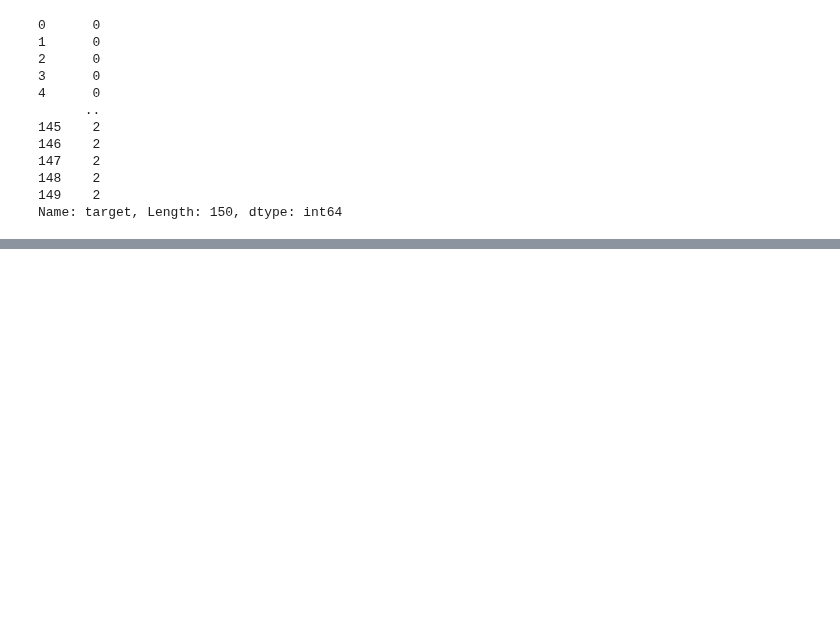
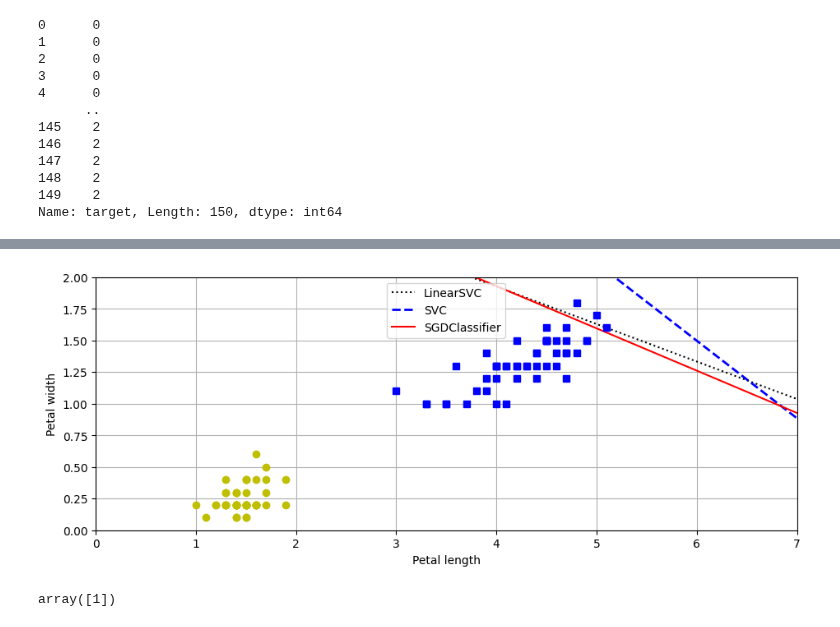
Before and after one commit to TevinAchong/hands-on-ml, a Jupyter notebook: chapter_05/chapter_05_question_09.ipynb, the cells around one changed output, grey strips where cells are left out. Drawn from its saved outputs; the diff is of its cells as text; code cells hidden in the pictures; blank space fills up the shorter version.

Commit message:
struggling to interpret decision boundary graph

```diff
--- a/chapter_05/chapter_05_question_09.ipynb
+++ b/chapter_05/chapter_05_question_09.ipynb
@@ -54,12 +58,15 @@ from sklearn.svm import LinearSVC
 from sklearn.svm import SVC
 from sklearn.linear_model import SGDClassifier
 
-linear_svc_clf = make_pipeline(StandardScaler(), LinearSVC(C=1, random_state=42))
-linear_svc_clf.fit(X, y)
+std_scaler = StandardScaler()
+X_scaled = std_scaler.fit_transform(X)
 
-svc_clf = make_pipeline(StandardScaler(), SVC(C=1, random_state=42))
-svc_clf.fit(X, y)
+linear_svc_clf = LinearSVC(C=1, random_state=42)
+linear_svc_clf.fit(X_scaled, y)
 
-sgd_clf = make_pipeline(StandardScaler(), SGDClassifier(random_state=42))
-sgd_clf.fit(X, y)
+svc_clf = SVC(C=1, random_state=42, kernel="linear")
+svc_clf.fit(X_scaled, y)
+
+sgd_clf = SGDClassifier(random_state=42)
+sgd_clf.fit(X_scaled, y)
 # %% [output]
@@ -92,0 +97,40 @@ Test Instance distance from the decision boundary for:
+# %%
+import matplotlib.pyplot as plt
+
+##### TODO: CHECK AURELIEN'S ANSWER TO PLOT DECISION BOUNDARY
+def compute_decision_boundary(model, scaler):
+    w = -model.coef_[0, 0] / model.coef_[0, 1]
+    b = -model.intercept_[0] / model.coef_[0, 1]
+    return scaler.inverse_transform([[-10, -10 * w + b], [10, 10 * w + b]])
+
+def plot_boundaries(linear_svc_line, svc_line, sgd_line):
+    # Plot all three decision boundaries
+    plt.figure(figsize=(11, 4))
+    plt.plot(linear_svc_line[:, 0], linear_svc_line[:, 1], "k:", label="LinearSVC")
+    plt.plot(svc_line[:, 0], svc_line[:, 1], "b--", linewidth=2, label="SVC")
+    plt.plot(sgd_line[:, 0], sgd_line[:, 1], "r-", label="SGDClassifier")
+    plt.plot(X[:, 0][y==1], X[:, 1][y==1], "bs") # label="Iris versicolor"
+    plt.plot(X[:, 0][y==0], X[:, 1][y==0], "yo") # label="Iris setosa"
+    plt.xlabel("Petal length")
+    plt.ylabel("Petal width")
+    plt.legend(loc="upper center")
+    plt.axis([0, 7, 0, 2])
+    plt.grid()
+
+    plt.show()
+# %%
+linear_svc_line = compute_decision_boundary(linear_svc_clf.fit(X, y), std_scaler)
+svc_line = compute_decision_boundary(svc_clf.fit(X, y), std_scaler)
+sgd_line = compute_decision_boundary(sgd_clf.fit(X, y), std_scaler)
+
+plot_boundaries(linear_svc_line, svc_line, sgd_line)
+# %% [output]
+[figure, added]
+# %%
+# We can see it does a terrible job.
+# For instance, let us test on an example that should clearly be versicolor
+
+X_obvious_versicolor = [[4, 1.4]] # very much in that versicolor cluster
+svc_clf.predict(X_obvious_versicolor)
+# %% [output]
+array([1])
```
Also changed, not shown: parts of 7 cells of this notebook, 2 other files.
